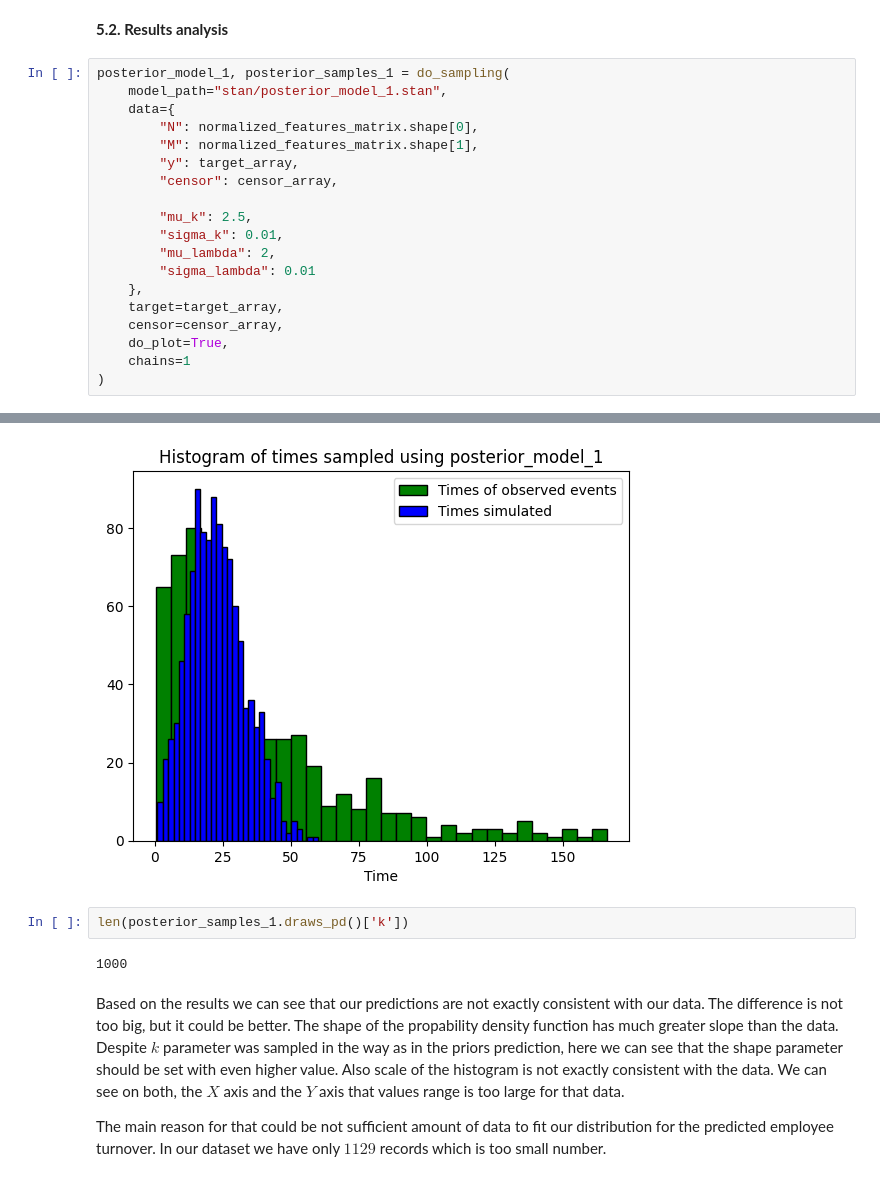
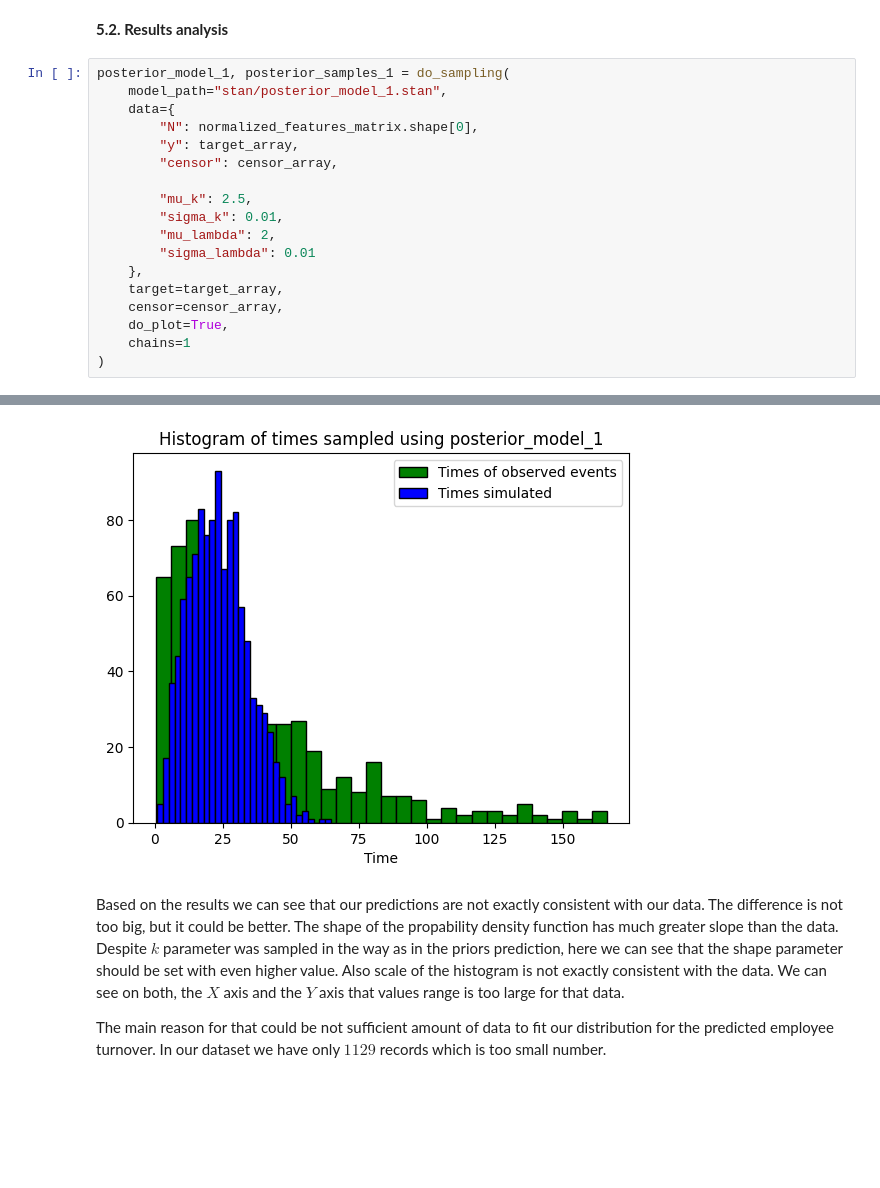
Before and after one commit to rafalmaciasz/employee-turnover, a Jupyter notebook: project.ipynb, the cells around one changed output, grey strips where cells are left out. Saved outputs shown, nothing was run; the diff lists cells and outputs as text; blank space fills up the shorter version.

```diff
--- a/project.ipynb
+++ b/project.ipynb
@@ -501,7 +492,6 @@ posterior_model_1, posterior_samples_1 = do_sampling(
     model_path="stan/posterior_model_1.stan",
     data={
         "N": normalized_features_matrix.shape[0],
-        "M": normalized_features_matrix.shape[1],
         "y": target_array,
         "censor": censor_array,
 
@@ -531,9 +527,5 @@ Exception: weibull_lpdf: Shape parameter is inf, but must be positive finite! (i
 Consider re-running with show_console=True if the above output is unclear!
-[figure, old version]
+[figure, new version]
-# %%
-len(posterior_samples_1.draws_pd()['k'])
-# %% [output]
-1000
 # %% [markdown]
 Based on the results we can see that our predictions are not exactly consistent with our data. The difference is not too big, but it could be better. The shape of the propability density function has much greater slope than the data. Despite $ k $ parameter was sampled in the way as in the priors prediction, here we can see that the shape parameter should be set with even higher value. Also scale of the histogram is not exactly consistent with the data. We can see on both, the $ X $ axis and the $ Y $ axis that values range is too large for that data.
 
```
Also changed, not shown: parts of 27 cells of this notebook, 1 other file.
